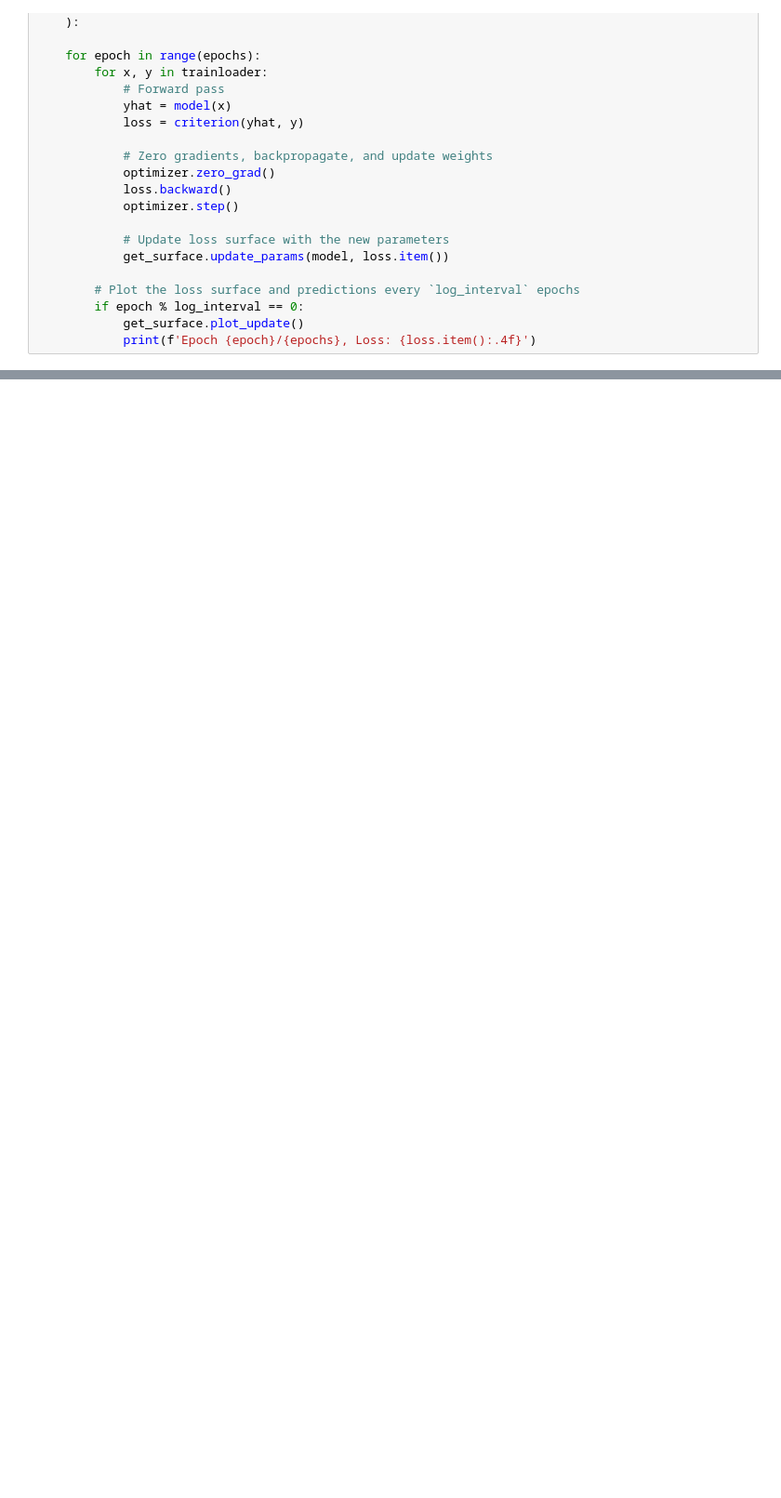
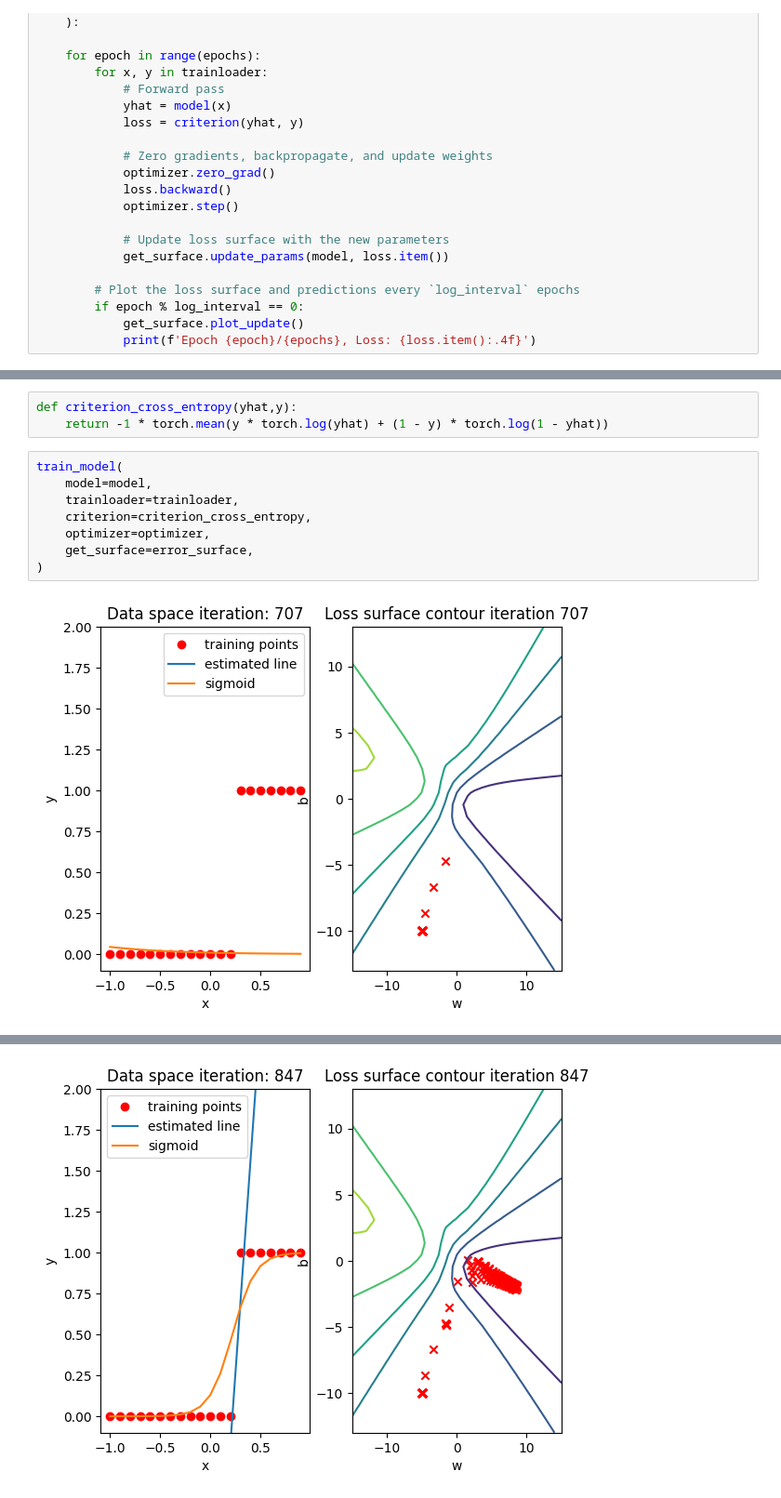
Before and after one commit to mahaoyu/coursera_pytorch_dl_intro, a Jupyter notebook: 01_logistic_regression.ipynb, the cells around one changed output, grey strips where cells are left out. Shown at 93% size. Saved outputs shown, nothing was run; the diff lists cells and outputs as text; blank space fills up the shorter version.

Commit message:
Complete first lab through comparison with cross-entropy-loss

```diff
--- a/01_logistic_regression.ipynb
+++ b/01_logistic_regression.ipynb
@@ -94,0 +95,13 @@ error_surface.final_plot()
+# %%
+def criterion_cross_entropy(yhat,y):
+    return -1 * torch.mean(y * torch.log(yhat) + (1 - y) * torch.log(1 - yhat))
+# %%
+train_model(
+    model=model,
+    trainloader=trainloader,
+    criterion=criterion_cross_entropy,
+    optimizer=optimizer,
+    get_surface=error_surface,
+)
+# %% [output]
+[figure, added]
@@ -94,0 +109 @@ error_surface.final_plot()
+[figure, added]
```
Also changed, not shown: parts of 4 cells of this notebook.
